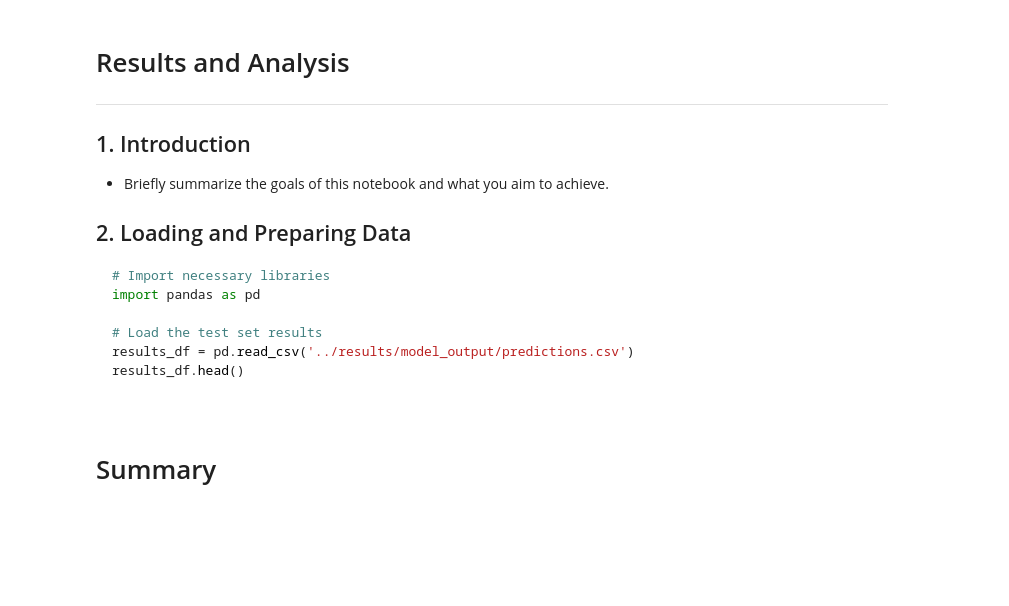
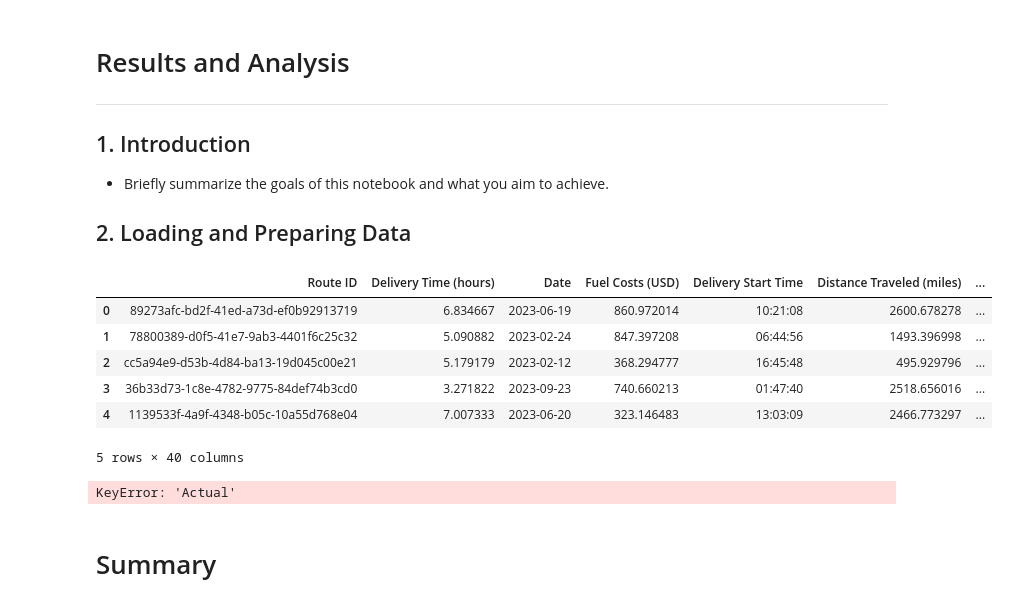
Before and after one commit to pcpetty/logistics-optimization-project, a Jupyter notebook: notebooks/04_results_analysis.ipynb, the cells around one changed output. Drawn from its saved outputs; the diff is of its cells as text; code cells hidden in the pictures; blank space fills up the shorter version.

````diff
--- a/notebooks/04_results_analysis.ipynb
+++ b/notebooks/04_results_analysis.ipynb
@@ -8,22 +8,31 @@
 - Briefly summarize the goals of this notebook and what you aim to achieve.
 
 ## 2. Loading and Preparing Data
-
-```python
-# Import necessary libraries
-import pandas as pd
-
-# Load the test set results
-results_df = pd.read_csv('../results/model_output/predictions.csv')
-results_df.head()
+# %%
+# Import necessary libraries
+import pandas as pd
+import seaborn as sns
+# Load the test set results
+logistics_results_df = pd.read_csv('../data/processed/engineered_data.csv')
+logistics_results_df.head()
+# %% [output]
+|  | Route ID | Delivery Time (hours) | Date | Fuel Costs (USD) | Delivery Start Time | Distance Traveled (miles) | ... |
+| 0 | 89273afc-bd2f-41ed-a73d-ef0b92913719 | 6.834667 | 2023-06-19 | 860.972014 | 10:21:08 | 2600.678278 | ... |
+| 1 | 78800389-d0f5-41e7-9ab3-4401f6c25c32 | 5.090882 | 2023-02-24 | 847.397208 | 06:44:56 | 1493.396998 | ... |
+| 2 | cc5a94e9-d53b-4d84-ba13-19d045c00e21 | 5.179179 | 2023-02-12 | 368.294777 | 16:45:48 | 495.929796 | ... |
+| 3 | 36b33d73-1c8e-4782-9775-84def74b3cd0 | 3.271822 | 2023-09-23 | 740.660213 | 01:47:40 | 2518.656016 | ... |
+| 4 | 1139533f-4a9f-4348-b05c-10a55d768e04 | 7.007333 | 2023-06-20 | 323.146483 | 13:03:09 | 2466.773297 | ... |
+5 rows × 40 columns
 # %%
 from sklearn.metrics import mean_absolute_error, r2_score
 
 # Calculate and print evaluation metrics
-mae = mean_absolute_error(results_df['Actual'], results_df['Predicted'])
-r2 = r2_score(results_df['Actual'], results_df['Predicted'])
+mae = mean_absolute_error(logistics_results_df['Actual'], logistics_results_df['Predicted'])
+r2 = r2_score(logistics_results_df['Actual'], logistics_results_df['Predicted'])
 print(f"Mean Absolute Error: {mae}")
 print(f"R^2 Score: {r2}")
+# %% [output]
+KeyError: 'Actual'
 # %%
 import matplotlib.pyplot as plt
 
````
Also changed, not shown: parts of 2 cells of this notebook, 5 other files.
